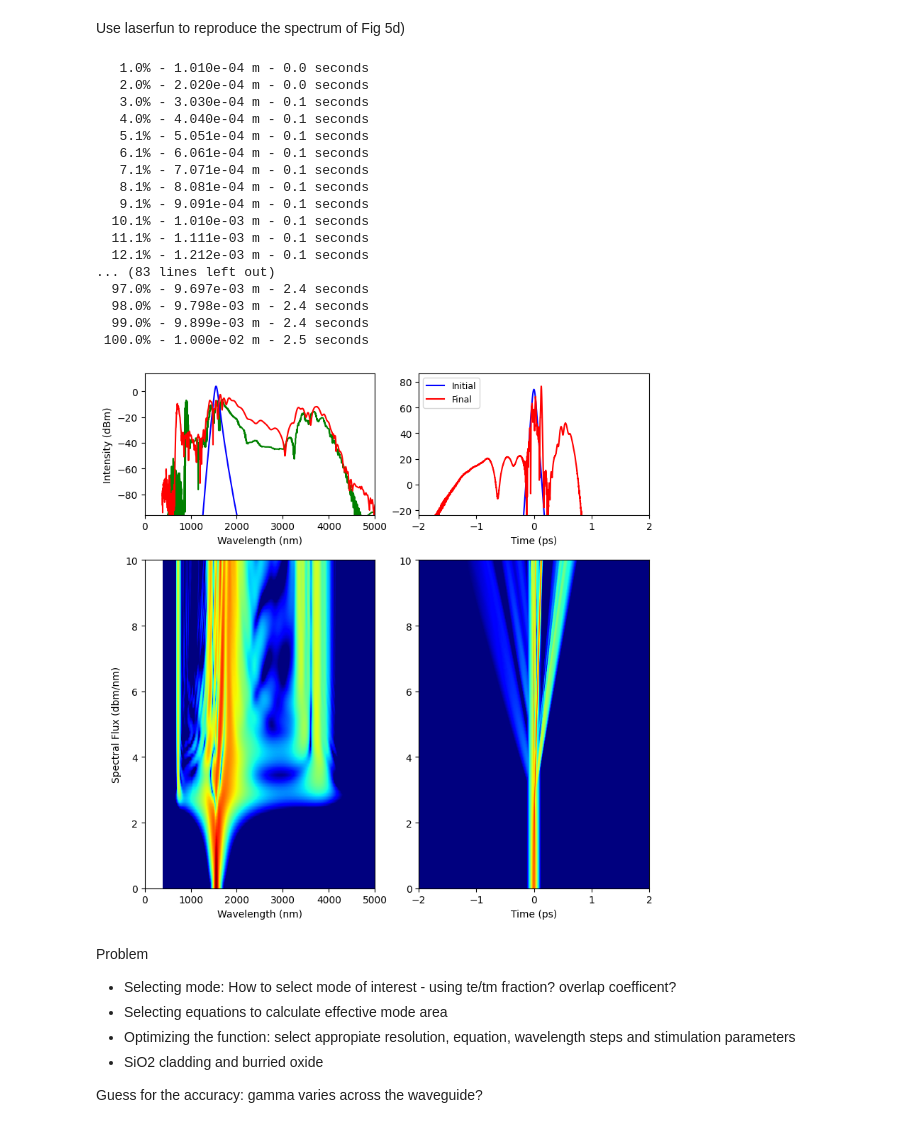
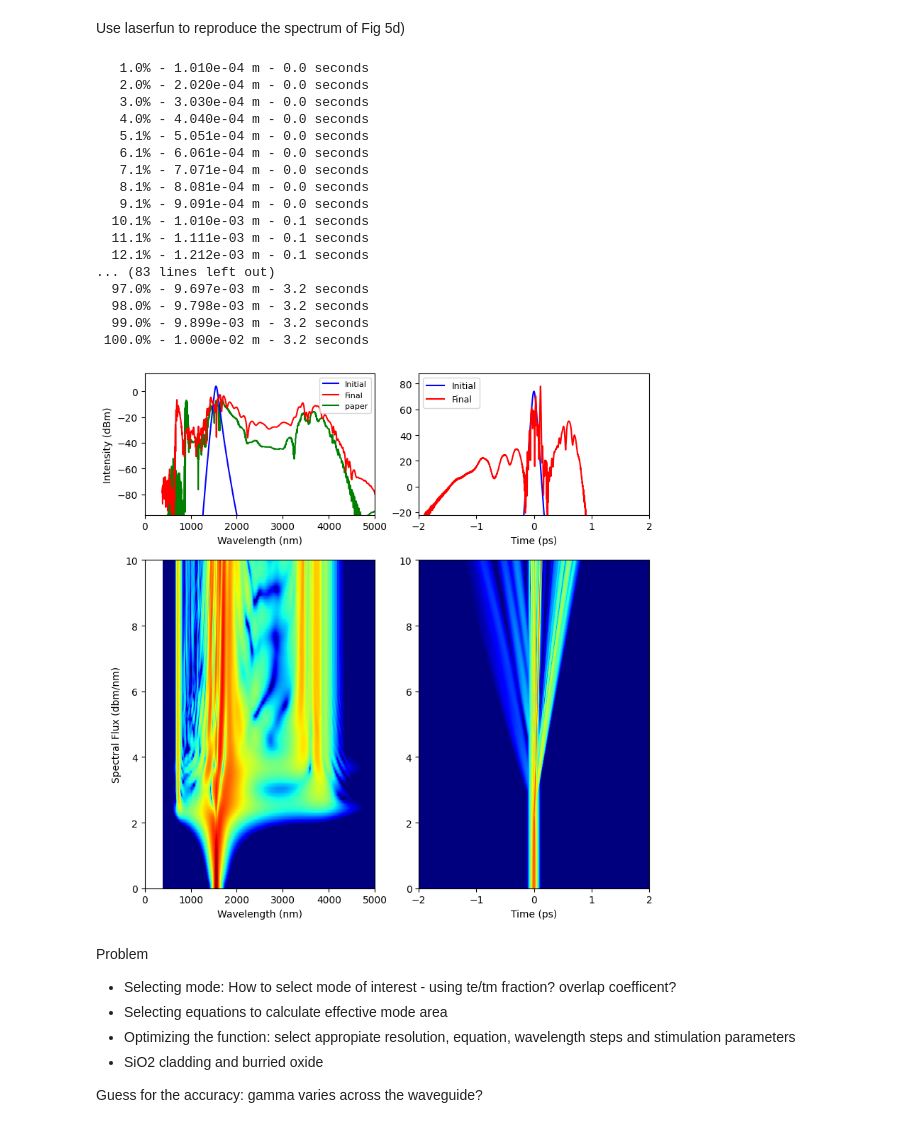
Before and after one commit to elizaleung830/SC-generation-stimulation, a Jupyter notebook: SCG_Stimulation/Benchmark/SCG stimulation/H_Ahmand_et_al/code/Fig5d.ipynb, the cells around one changed output. Saved outputs shown, nothing was run; the diff lists cells and outputs as text; code cells hidden in the pictures.

```diff
--- a/SCG_Stimulation/Benchmark/SCG stimulation/H_Ahmand_et_al/code/Fig5d.ipynb
+++ b/SCG_Stimulation/Benchmark/SCG stimulation/H_Ahmand_et_al/code/Fig5d.ipynb
@@ -148,7 +225,7 @@ Steps = 100  # simulation steps
 Points = 2 ** 14  # simulation points
 rtol = 1e-4  # relative error for NLSE integrator
 atol = 1e-4  # absolute error
-Raman = True  # Enable Raman effect?
+Raman = False  # Enable Raman effect?
 Steep = True  # Enable self steepening?
 
 # ----------- Build Waveguide -----------
@@ -177,46 +254,47 @@ p = lf.Pulse(pulse_type='sech', fwhm_ps=FWHM, center_wavelength_nm=pulseWL,
              time_window_ps=Window, power_is_avg=False, wav=wls, power=power,RI=neff_list, GDD=GDD,TOD=TOD, FOD=FOD, npts=Points)
 
 # create the waveguide
 f = lf.Fiber(10 * 1e-3, center_wl_nm=pulseWL, dispersion_format='GVD',
              gamma_W_m=gamma_function(pulseWL), loss_dB_per_m=Alpha * 100)
 
 f.set_dispersion_function(disp_function, dispersion_format='n')
 
 # propagate the pulse using the NLSE
 results = lf.NLSE(p, f, raman=Raman, shock=Steep, nsaves=Steps, rtol=rtol,
                   atol=atol, print_status=True)
 ###
 ref_fig5d = pd.read_csv(
     "../reference_data/fig5d.csv", dtype=np.float64
 )
 
 fig, axes = results.plot(wavelength=True, show=False, tlim=(-2, 2), flim=(0, 6000))
 ref_fig5d_x, ref_fig5d_y = np.split(ref_fig5d.values, 2, axis=1)
 
-axes[0][0].plot(ref_fig5d_x, ref_fig5d_y, c="green", label="ref spectrum", zorder = 0)
+axes[0][0].plot(ref_fig5d_x, ref_fig5d_y, c="green", label="paper", zorder = 0)
+axes[0][0].legend(loc="upper right", fontsize=8)
 
 axes[1][0].set_xlim(0,5000)
 plt.set_cmap('jet')
 plt.show()
 # %% [output]
    1.0% - 1.010e-04 m - 0.0 seconds
    2.0% - 2.020e-04 m - 0.0 seconds
-   3.0% - 3.030e-04 m - 0.1 seconds
-   4.0% - 4.040e-04 m - 0.1 seconds
-   5.1% - 5.051e-04 m - 0.1 seconds
-   6.1% - 6.061e-04 m - 0.1 seconds
-   7.1% - 7.071e-04 m - 0.1 seconds
-   8.1% - 8.081e-04 m - 0.1 seconds
-   9.1% - 9.091e-04 m - 0.1 seconds
+   3.0% - 3.030e-04 m - 0.0 seconds
+   4.0% - 4.040e-04 m - 0.0 seconds
+   5.1% - 5.051e-04 m - 0.0 seconds
+   6.1% - 6.061e-04 m - 0.0 seconds
+   7.1% - 7.071e-04 m - 0.0 seconds
+   8.1% - 8.081e-04 m - 0.0 seconds
+   9.1% - 9.091e-04 m - 0.0 seconds
   10.1% - 1.010e-03 m - 0.1 seconds
   11.1% - 1.111e-03 m - 0.1 seconds
   12.1% - 1.212e-03 m - 0.1 seconds
 ... (83 lines left out)
-  97.0% - 9.697e-03 m - 2.4 seconds
-  98.0% - 9.798e-03 m - 2.4 seconds
-  99.0% - 9.899e-03 m - 2.4 seconds
- 100.0% - 1.000e-02 m - 2.5 seconds
+  97.0% - 9.697e-03 m - 3.2 seconds
+  98.0% - 9.798e-03 m - 3.2 seconds
+  99.0% - 9.899e-03 m - 3.2 seconds
+ 100.0% - 1.000e-02 m - 3.2 seconds
-[figure, old version]
+[figure, new version]
 # %% [markdown]
 Problem
 - Selecting mode: How to select mode of interest - using te/tm fraction? overlap coefficent?
```
Also changed, not shown: parts of 3 cells of this notebook, 15 other files.
